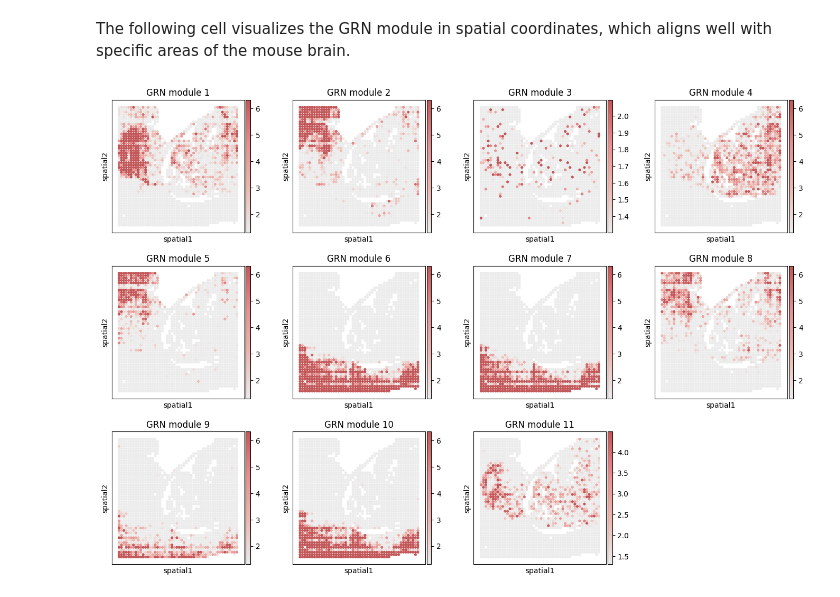
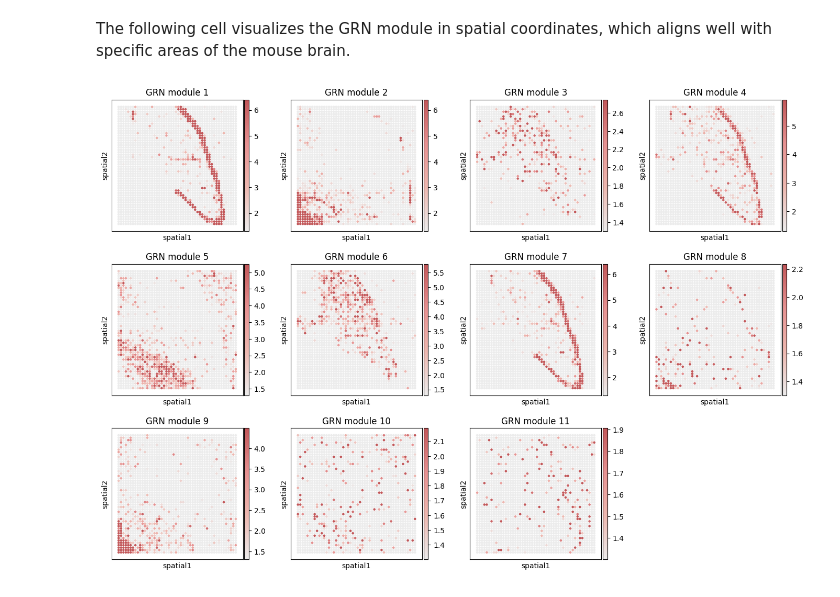
Before and after one commit to DBinary/STARNet_tutorials, a Jupyter notebook: STARNet_guide/docs/tutorials/Tutorial_3_GRN_Inference.ipynb, the cells around one changed output. Cells and saved outputs as stored; diff of their text form; code cells hidden in the pictures.

```diff
--- a/STARNet_guide/docs/tutorials/Tutorial_3_GRN_Inference.ipynb
+++ b/STARNet_guide/docs/tutorials/Tutorial_3_GRN_Inference.ipynb
@@ -103,9 +103,9 @@ Here we provide two data options for the GRN Inference: one is to directly use t
 # adata_rna = starnet_obj.adata_rna
 # adata_atac = starnet_obj.adata_atac
 
-adata_rna = sc.read_h5ad('../GoogleDrive/fig5/Process_Data/after_training_rna.h5ad')
-adata_rna_raw = sc.read_h5ad("../GoogleDrive/fig5/Raw_Data/adata_rna.h5ad")
-adata_atac = sc.read_h5ad("../GoogleDrive/fig5/Raw_Data/adata_atac.h5ad")
+adata_rna = sc.read_h5ad('../GoogleDrive/fig6/Process_Data/after_training_rna.h5ad')
+adata_rna_raw = sc.read_h5ad("../GoogleDrive/fig6/Raw_Data/adata_rna.h5ad")
+adata_atac = sc.read_h5ad("../GoogleDrive/fig6/Raw_Data/adata_atac.h5ad")
 # %% [markdown]
 We continue to process the RNA-ATAC-seq data and add the raw counts into the `count` layer, as the later GRN calculation is based on the raw count data.
 # %%
@@ -145,7 +145,7 @@ AnnData object with n_obs × n_vars = 2133 × 360035
 # %% [markdown]
 With all the data properly prepared, we can now load `genomic data` and begin inferring GRN from multiomics data. The `use_rep` parameter specifies which cell embedding to use. The `pvalue_regulatory` parameter filters out genes with significance greater than 0.2, while `moranI_threshold` ensures that only TFs with Moran's I values less than 0.01 are considered spatially specific and used for subsequent analysis.
 # %%
-genomic_data_pathway = '../GoogleDrive/Genomic_data'
+genomic_data_pathway = '../GoogleDrive/Reference/human_v42'
 adata_rna = ST.grn.infer_grn_from_multiomics(adata_rna,
                                              adata_atac,
                                              genomic_data_pathway,
@@ -274,32 +276,32 @@ nlog10_pval_ad.obsm['spatial'] = adata_rna[nlog10_pval_ad.obs_names,:].obsm['spa
 nlog10_pval_ad.obsm['spatial'] = rotate_points_90_degrees_counterclockwise(nlog10_pval_ad.obsm['spatial'])
 nlog10_pval_ad.obsm['spatial'] = rotate_points_90_degrees_counterclockwise(nlog10_pval_ad.obsm['spatial'])
 nlog10_pval_ad.var_names = ['GRN module ' + str(int(GRM)+1) for GRM in nlog10_pval_ad.var_names]
 
 def get_cmap_seg(colors,N=256):
         from matplotlib.colors import LinearSegmentedColormap
         # Define the colors for the gradient
         colors = np.array(colors) / 255.0
         # Create a colormap from the list of colors
         cmap_name = 'custom_cmap'
         cmap = LinearSegmentedColormap.from_list(cmap_name, colors, N=N)
         return cmap
 
 colors = [(236, 236, 236), (237, 184, 176), (230, 145, 145), (194, 87, 89)]
 
 with plt.rc_context({"figure.figsize": (3.5,3.5)}):
     sc.pl.spatial(nlog10_pval_ad,
                   color=nlog10_pval_ad.var_names,
                #  colorbar_loc=None,
                #  frameon=False,
                   cmap=get_cmap_seg(colors),
                   legend_loc=None,
-                  spot_size=50,
+                  spot_size=1,
                   vmax='p98',
                   vmin=-np.log10(0.05),
                   outline_width= (0.3, 0.5),
                   ncols=4,
                   hspace=0.25,
                   wspace=0.18,
                   show=False,)
 # %% [output]
-[figure, old version]
+[figure, new version]
```
Also changed, not shown: parts of 13 cells of this notebook, 8 other files.
